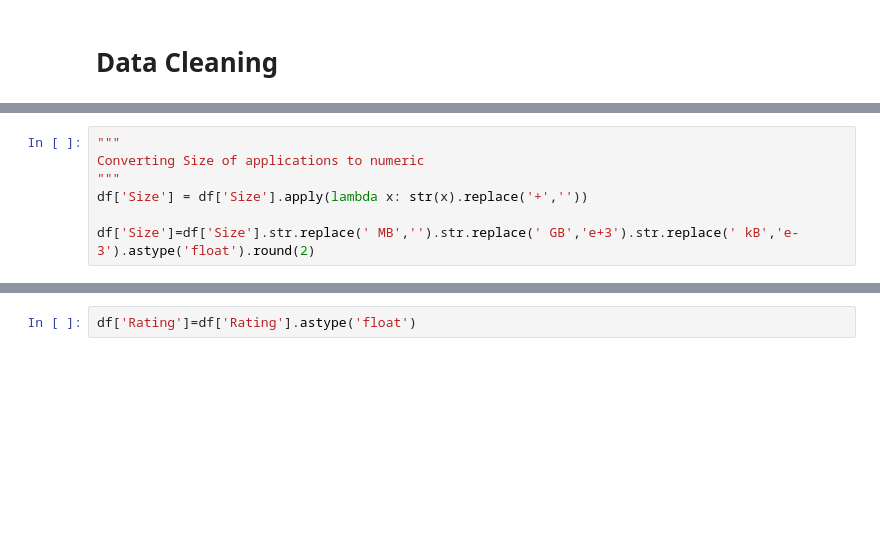
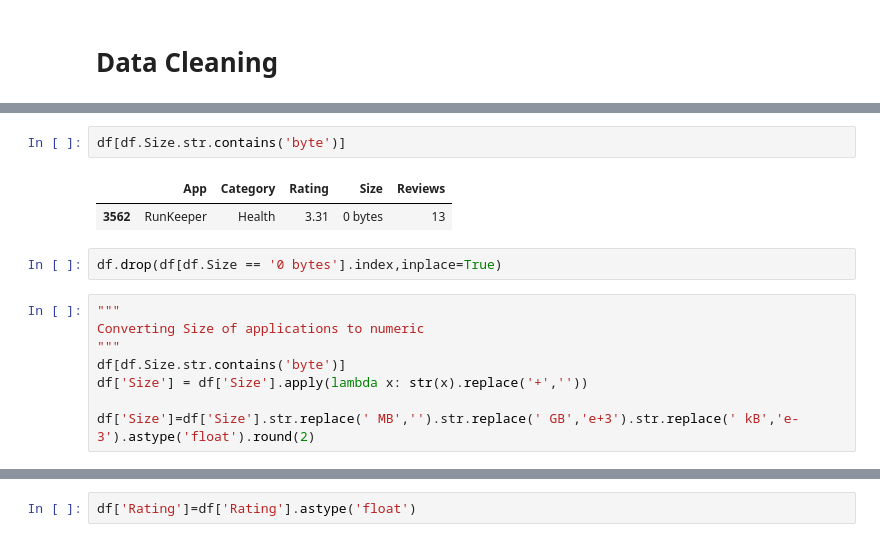
Before and after one commit to jiawei-li89/Project, a Jupyter notebook: webScraping.ipynb, the cells around one changed output, grey strips where cells are left out. Cells and saved outputs as stored; diff of their text form; blank space fills up the shorter version.

```diff
--- a/webScraping.ipynb
+++ b/webScraping.ipynb
@@ -147,7 +171,15 @@ array(['19.5 MB', '29.5 MB', '57 MB', '73.5 MB', '1.5 MB', '96.5 MB',
+# %%
+df[df.Size.str.contains('byte')]
+# %% [output]
+|  | App | Category | Rating | Size | Reviews |
+| 3562 | RunKeeper | Health | 3.31 | 0 bytes | 13 |
+# %%
+df.drop(df[df.Size == '0 bytes'].index,inplace=True)
 # %%
 """
 Converting Size of applications to numeric
 """
+df[df.Size.str.contains('byte')]
 df['Size'] = df['Size'].apply(lambda x: str(x).replace('+',''))
 
 df['Size']=df['Size'].str.replace(' MB','').str.replace(' GB','e+3').str.replace(' kB','e-3').astype('float').round(2)
```
Also changed, not shown: parts of 12 cells of this notebook, 1 other file.
